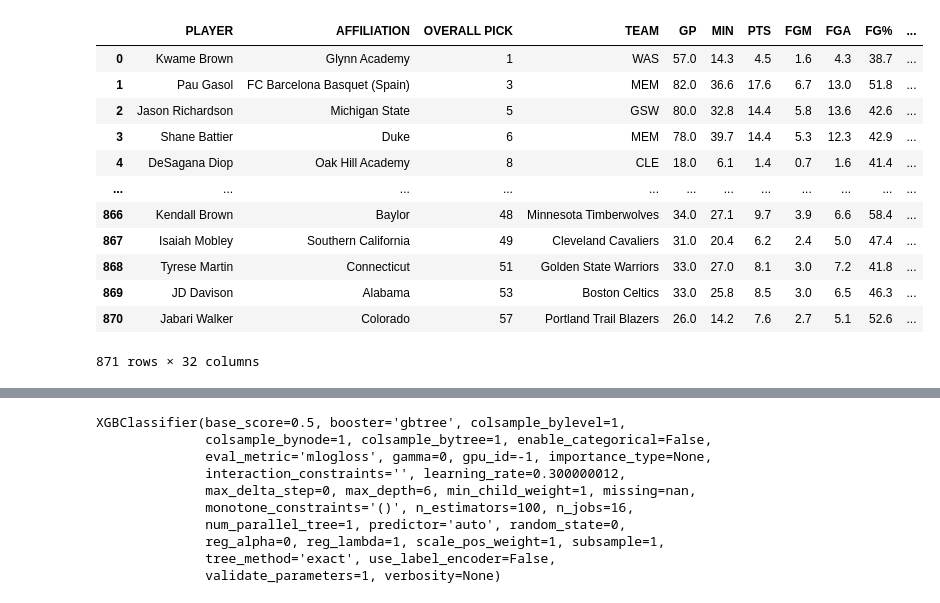
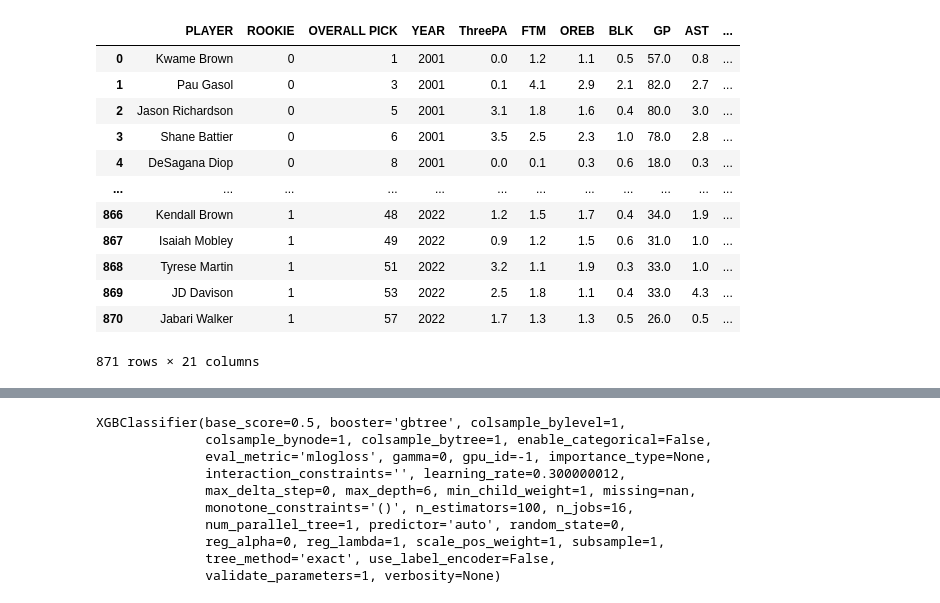
Before and after one commit to asimp104/nba_rookie_proj, a Jupyter notebook: model_building.ipynb, the cells around one changed output, grey strips where cells are left out. Drawn from its saved outputs; the diff is of its cells as text; code cells hidden in the pictures.

```diff
--- a/model_building.ipynb
+++ b/model_building.ipynb
@@ -11,24 +11,28 @@ from xgboost import XGBClassifier
 from sklearn.metrics import accuracy_score
 # %%
 df = pd.read_csv("draft_df_cleaned.csv", index_col=0)
+nomc_cols = ["PLAYER", "ROOKIE", "OVERALL PICK", "YEAR", "ROTY", "ThreePA", "FTM", "OREB", "BLK", "GP", "AST", "STL", "FGPercent",\
+             "ThreePPercent", "FTPercent", "PF", "HEIGHT", "WEIGHT", "CENTER", "FORWARD", "GUARD"]
+df = df[nomc_cols]
 cols_at_end = ['ROTY']
 df = df[[c for c in df if c not in cols_at_end]
         + [c for c in cols_at_end if c in df]]
+
 df
 # %% [output]
-|  | PLAYER | AFFILIATION | OVERALL PICK | TEAM | GP | MIN | PTS | FGM | FGA | FG% | ... |
-| 0 | Kwame Brown | Glynn Academy | 1 | WAS | 57.0 | 14.3 | 4.5 | 1.6 | 4.3 | 38.7 | ... |
-| 1 | Pau Gasol | FC Barcelona Basquet (Spain) | 3 | MEM | 82.0 | 36.6 | 17.6 | 6.7 | 13.0 | 51.8 | ... |
-| 2 | Jason Richardson | Michigan State | 5 | GSW | 80.0 | 32.8 | 14.4 | 5.8 | 13.6 | 42.6 | ... |
-| 3 | Shane Battier | Duke | 6 | MEM | 78.0 | 39.7 | 14.4 | 5.3 | 12.3 | 42.9 | ... |
-| 4 | DeSagana Diop | Oak Hill Academy | 8 | CLE | 18.0 | 6.1 | 1.4 | 0.7 | 1.6 | 41.4 | ... |
+|  | PLAYER | ROOKIE | OVERALL PICK | YEAR | ThreePA | FTM | OREB | BLK | GP | AST | ... |
+| 0 | Kwame Brown | 0 | 1 | 2001 | 0.0 | 1.2 | 1.1 | 0.5 | 57.0 | 0.8 | ... |
+| 1 | Pau Gasol | 0 | 3 | 2001 | 0.1 | 4.1 | 2.9 | 2.1 | 82.0 | 2.7 | ... |
+| 2 | Jason Richardson | 0 | 5 | 2001 | 3.1 | 1.8 | 1.6 | 0.4 | 80.0 | 3.0 | ... |
+| 3 | Shane Battier | 0 | 6 | 2001 | 3.5 | 2.5 | 2.3 | 1.0 | 78.0 | 2.8 | ... |
+| 4 | DeSagana Diop | 0 | 8 | 2001 | 0.0 | 0.1 | 0.3 | 0.6 | 18.0 | 0.3 | ... |
 | ... | ... | ... | ... | ... | ... | ... | ... | ... | ... | ... | ... |
-| 866 | Kendall Brown | Baylor | 48 | Minnesota Timberwolves | 34.0 | 27.1 | 9.7 | 3.9 | 6.6 | 58.4 | ... |
-| 867 | Isaiah Mobley | Southern California | 49 | Cleveland Cavaliers | 31.0 | 20.4 | 6.2 | 2.4 | 5.0 | 47.4 | ... |
-| 868 | Tyrese Martin | Connecticut | 51 | Golden State Warriors | 33.0 | 27.0 | 8.1 | 3.0 | 7.2 | 41.8 | ... |
-| 869 | JD Davison | Alabama | 53 | Boston Celtics | 33.0 | 25.8 | 8.5 | 3.0 | 6.5 | 46.3 | ... |
-| 870 | Jabari Walker | Colorado | 57 | Portland Trail Blazers | 26.0 | 14.2 | 7.6 | 2.7 | 5.1 | 52.6 | ... |
+| 866 | Kendall Brown | 1 | 48 | 2022 | 1.2 | 1.5 | 1.7 | 0.4 | 34.0 | 1.9 | ... |
+| 867 | Isaiah Mobley | 1 | 49 | 2022 | 0.9 | 1.2 | 1.5 | 0.6 | 31.0 | 1.0 | ... |
+| 868 | Tyrese Martin | 1 | 51 | 2022 | 3.2 | 1.1 | 1.9 | 0.3 | 33.0 | 1.0 | ... |
+| 869 | JD Davison | 1 | 53 | 2022 | 2.5 | 1.8 | 1.1 | 0.4 | 33.0 | 4.3 | ... |
+| 870 | Jabari Walker | 1 | 57 | 2022 | 1.7 | 1.3 | 1.3 | 0.5 | 26.0 | 0.5 | ... |
-871 rows × 32 columns
+871 rows × 21 columns
 # %%
 df_1 = df[df['ROOKIE']==0]
 df_1_quant = df_1.select_dtypes(include=np.number).drop("ROOKIE", axis=1)
```
Also changed, not shown: parts of 10 cells of this notebook, 4 other files.
